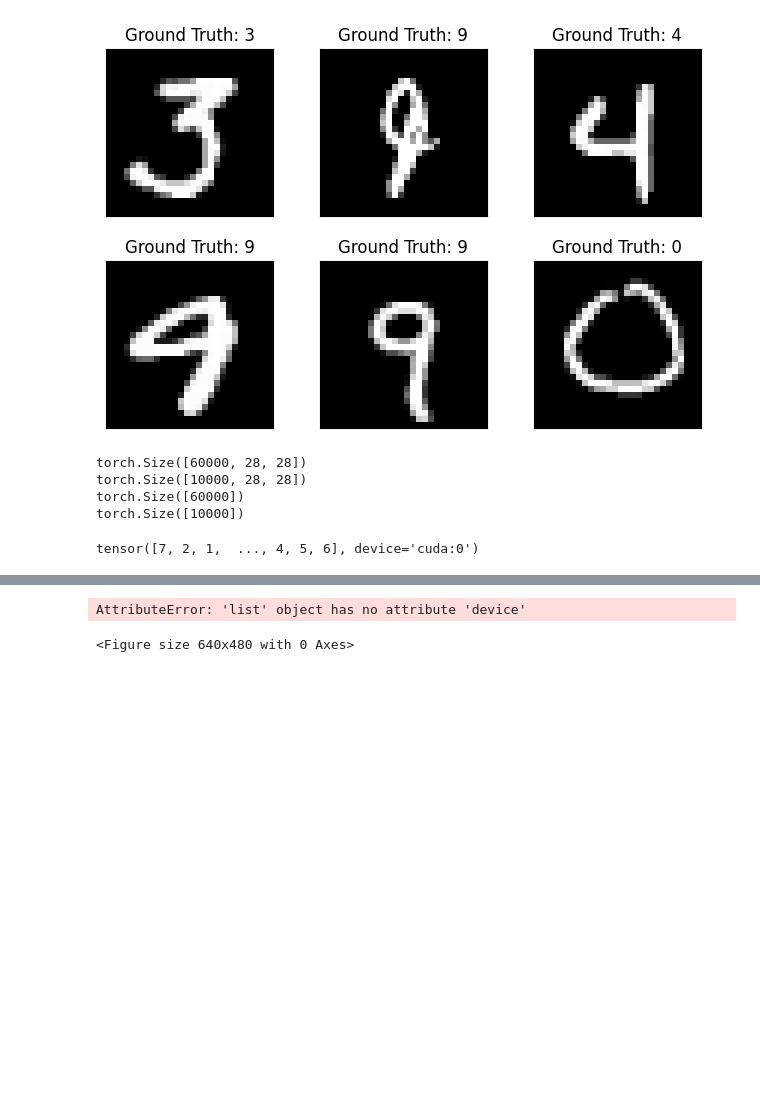
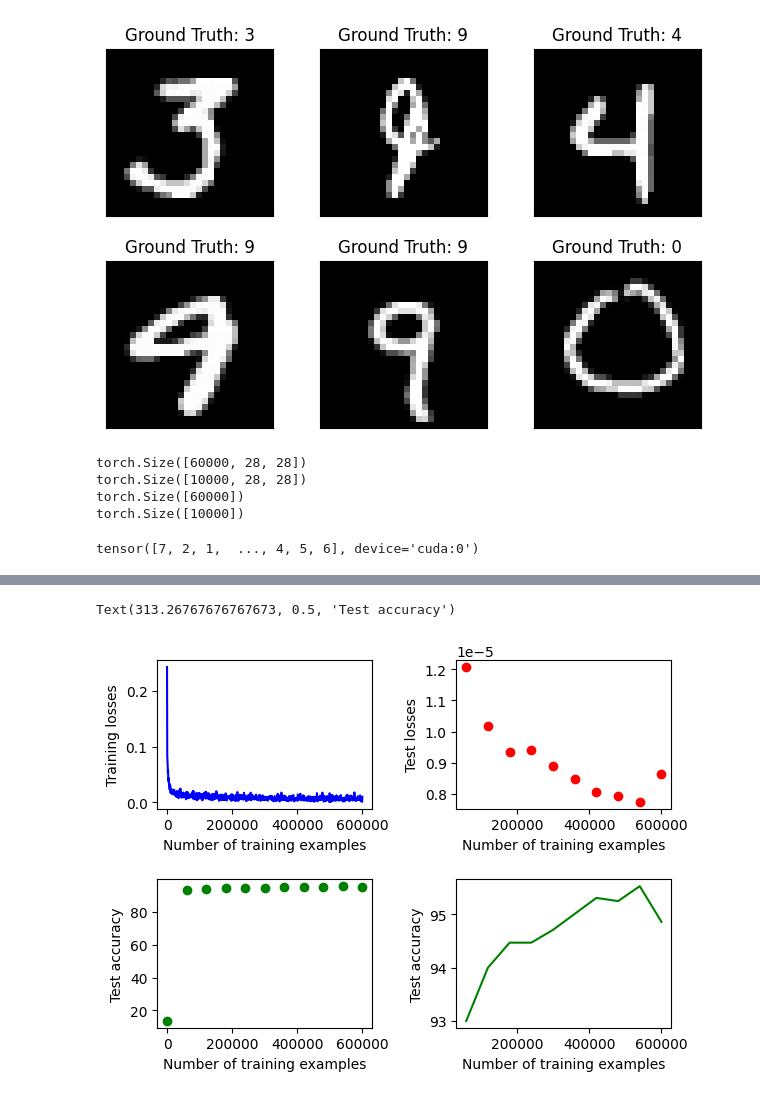
Before and after one commit to leonardobove/handwritten_digit_recognition, a Jupyter notebook: python/mlp_pytorch.ipynb, the cells around one changed output, grey strips where cells are left out. Saved outputs shown, nothing was run; the diff lists cells and outputs as text; code cells hidden in the pictures; blank space fills up the shorter version.

```diff
--- a/python/mlp_pytorch.ipynb
+++ b/python/mlp_pytorch.ipynb
@@ -116,9 +148,10 @@ optimizer = optim.SGD(model.parameters(), lr=3)
 # %%
-n_epochs = 3
+n_epochs = 10
 
-train_losses = []
-train_counter = []
-test_losses = []
+train_losses = []   # Losses along the training process
+train_counter = []  # List of the total number of input data given to the network
+test_losses = []    # Losses along the test process
+test_accuracy = []  # List of the accuracy at the end of each epoch
 test_counter = [i*len(train_loader.dataset) for i in range(n_epochs + 1)]
 # %%
 !mkdir -p /results
@@ -206,14 +241,29 @@ Test set: Avg. loss: 0.0000, Accuracy: 76/10000 (1%)
-# %%
-fig = plt.figure()
-plt.plot(train_counter, train_losses, color='blue')
-plt.scatter(test_counter, test_losses, color='red')
-plt.legend(['Train Loss', 'Test Loss'], loc='upper right')
-plt.xlabel('number of training examples seen')
-plt.ylabel('negative log likelihood loss')
-fig
-# %% [output]
-AttributeError: 'list' object has no attribute 'device'
-<Figure size 640x480 with 0 Axes>
+# %%
+# Convert CUDA tensors into lists
+test_losses_array = [t.item() for t in test_losses]
+test_accuracy_array = [t.item() for t in test_accuracy]
+
+fig, ax = plt.subplots(2, 2)
+fig.tight_layout(pad=3.0)
+
+ax[0, 0].plot(train_counter, train_losses, color='blue')
+ax[0, 0].set_xlabel('Number of training examples')
+ax[0, 0].set_ylabel('Training losses')
+
+ax[0, 1].scatter(test_counter[1:], test_losses_array[1:], color='red')
+ax[0, 1].set_xlabel('Number of training examples')
+ax[0, 1].set_ylabel('Test losses')
+
+ax[1, 0].scatter(test_counter, test_accuracy_array, color='green')
+ax[1, 0].set_xlabel('Number of training examples')
+ax[1, 0].set_ylabel('Test accuracy')
+
+ax[1, 1].plot(test_counter[1:], test_accuracy_array[1:], color='green')
+ax[1, 1].set_xlabel('Number of training examples')
+ax[1, 1].set_ylabel('Test accuracy')
+# %% [output]
+Text(313.26767676767673, 0.5, 'Test accuracy')
+[figure, added]
 # %%
 # If you have already trained the model previously, continue from here.
 # Just load the learnt parameters and continue training the model
```
Also changed, not shown: parts of 4 cells of this notebook.
